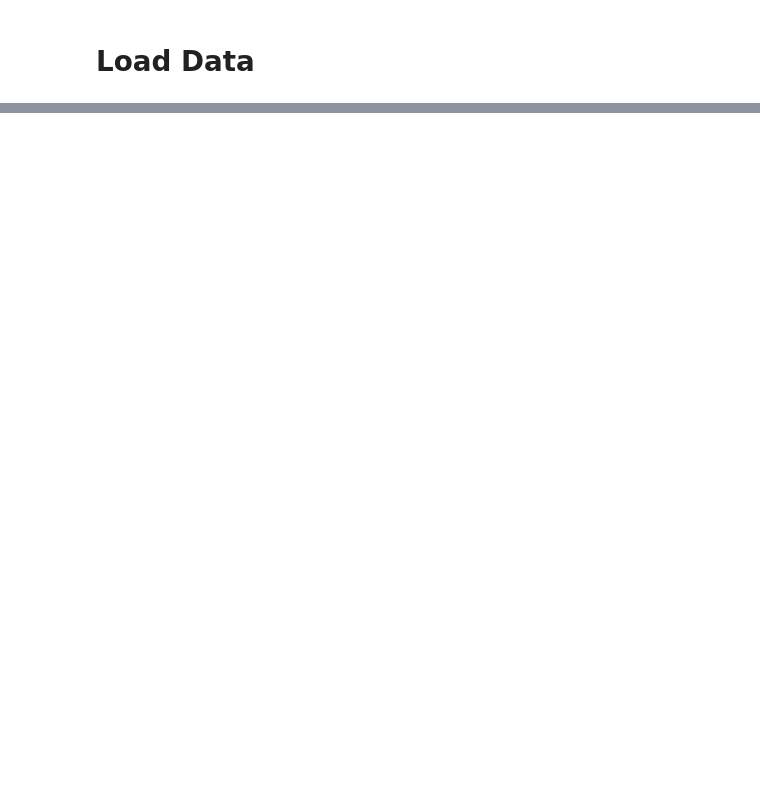
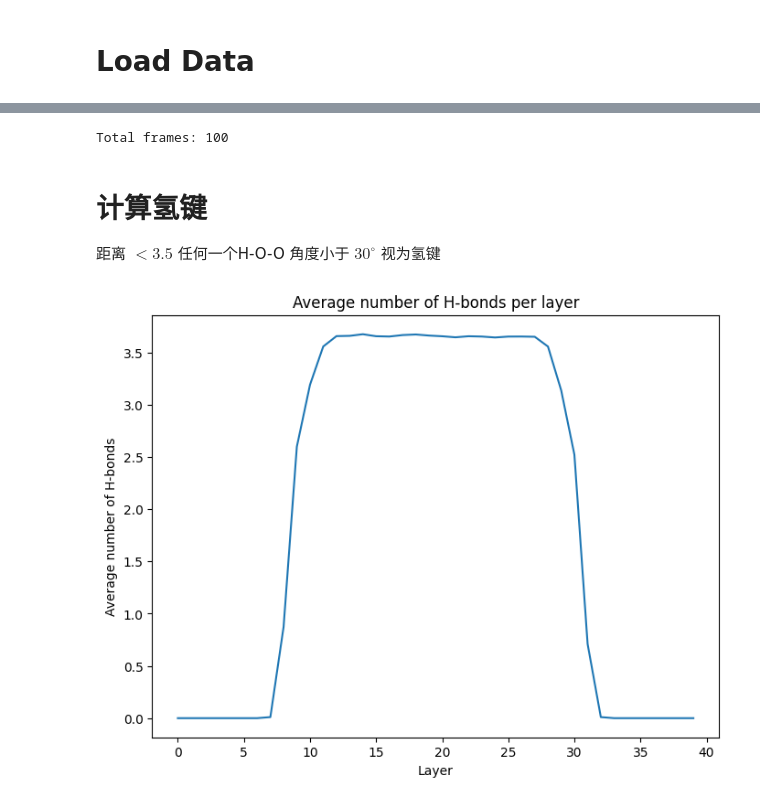
Before and after one commit to juruohejiarui/Homework, a Jupyter notebook: UCUG1702/project/plot.ipynb, the cells around one changed output, grey strips where cells are left out. Saved outputs shown, nothing was run; the diff lists cells and outputs as text; code cells hidden in the pictures; blank space fills up the shorter version.

```diff
--- a/UCUG1702/project/plot.ipynb
+++ b/UCUG1702/project/plot.ipynb
@@ -178,0 +16,31 @@ plt.grid()
+# %%
+traj = read(data_path, index=':')
+
+indices = list(range(min_frame, min(len(traj), max_frame), frame_step))
+num_frames = len(indices)
+
+print(f'Total frames: {num_frames}')
+# %% [output]
+Total frames: 100
+# %%
+# convert to numpy array for easier processing
+A = np.zeros((num_frames, 3, traj[0].get_positions().shape[0] // 3, 3), dtype=np.float64)
+
+for idx, i in enumerate(tqdm(indices, desc='Reading frames')):
+	frame = traj[i]
+	box = traj[0].get_cell()
+
+	positions = frame.get_positions()
+
+	for x in range(positions.shape[0] // 3) :
+		O = positions[3*x]
+		H1 = positions[3*x + 1]
+		H2 = positions[3*x + 2]
+
+		A[idx, 0, x, :] = O
+		A[idx, 1, x, :] = H1
+		A[idx, 2, x, :] = H2
+# %% [markdown]
+# 计算氢键
+
+距离 $<3.5$ 任何一个H-O-O 角度小于 $30^{\circ}$ 视为氢键
@@ -178,0 +115,28 @@ plt.grid()
+# %%
+# contribute to each layer
+
+hb_layer_cnt = np.zeros((A.shape[0], layer_num))
+m_layer_cnt = np.zeros((A.shape[0], layer_num))
+
+pBar = tqdm(total=A.shape[0] * A.shape[2], desc='Calculating layer H-bonds')
+for t in range(hb_m_cnt.shape[0]) :
+	box = traj[indices[t]].get_cell()
+	for x in range(hb_m_cnt.shape[1]) :
+		pBar.update(1)
+		z = A[t, 0, x, 2]
+		layer = int((z + box[2][2] / 2) / box[2][2] * layer_num)
+		hb_layer_cnt[t, layer] += hb_m_cnt[t, x]
+		m_layer_cnt[t, layer] += 1
+
+pBar.close()
+# %%
+# 平均每一层的氢键数量
+hb_layer_avg = np.mean(hb_layer_cnt / (m_layer_cnt + 1e-12), axis=0)
+plt.figure(figsize=(8,6))
+plt.plot(range(layer_num), hb_layer_avg)
+plt.xlabel('Layer')
+plt.ylabel('Average number of H-bonds')
+plt.title('Average number of H-bonds per layer')
+plt.show()
+# %% [output]
+[figure, added]
```
Also changed, not shown: parts of 11 cells of this notebook, 1 other file.
